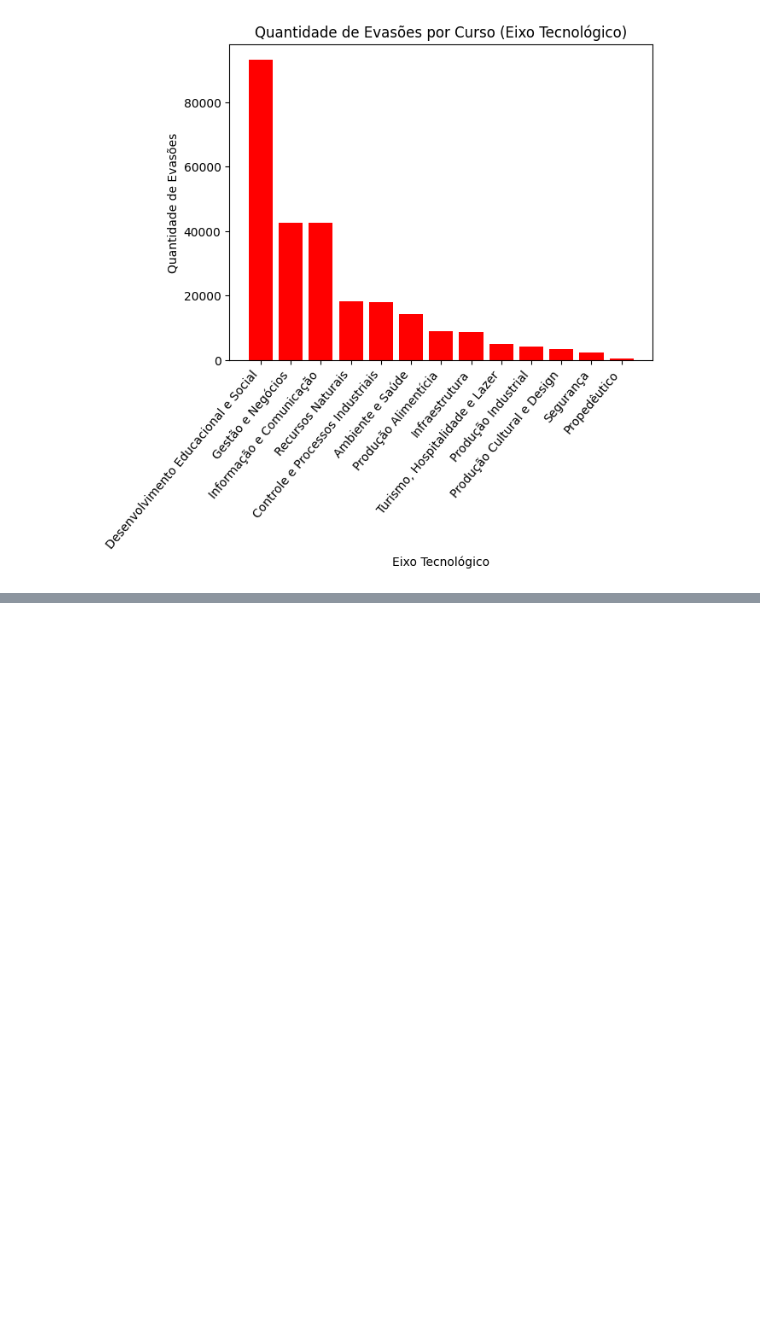
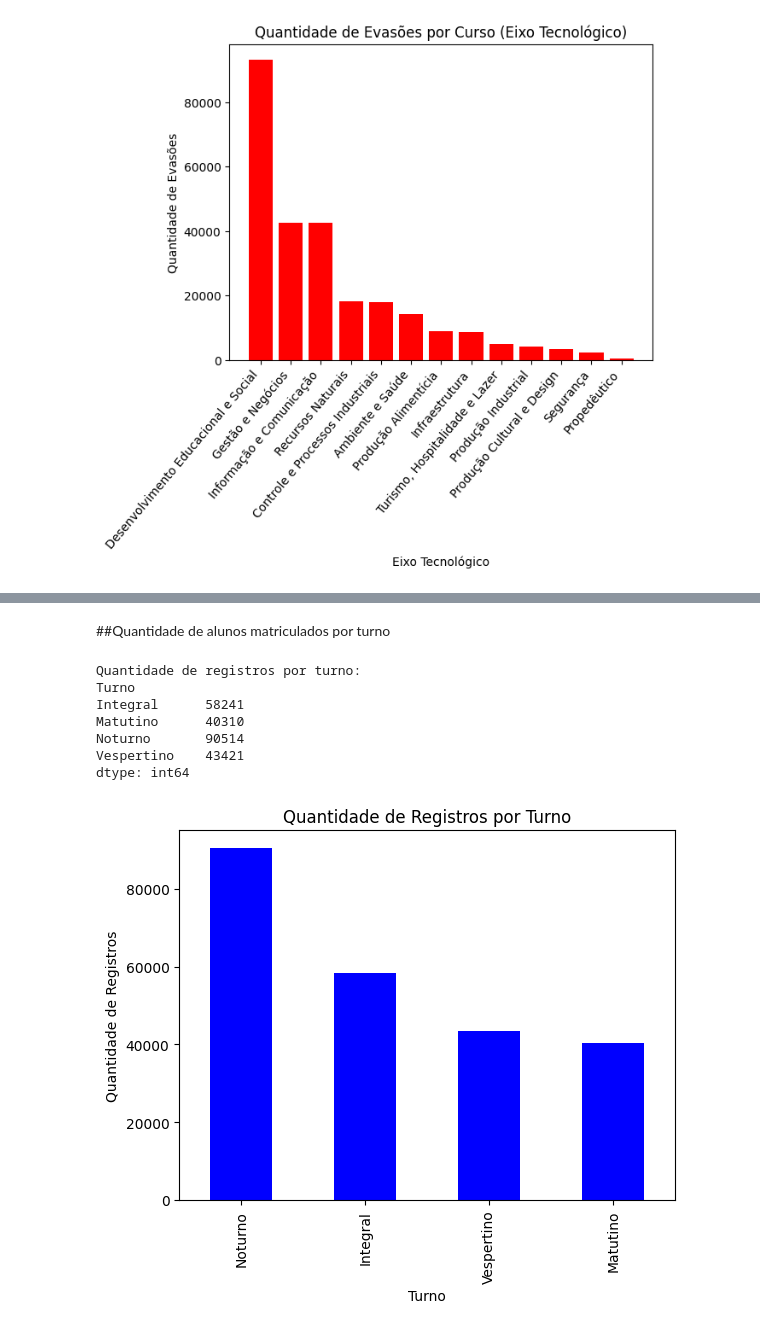
Before and after one commit to JoseChacon01/projeto_final_analise_dados, a Jupyter notebook: Projeto_Final_Analise.ipynb, the cells around one changed output, grey strips where cells are left out. Cells and saved outputs as stored; diff of their text form; code cells hidden in the pictures; blank space fills up the shorter version.

Commit message:
Atualização: Novas analises e inserção de novos gráficos referentes. OK

```diff
--- a/Projeto_Final_Analise.ipynb
+++ b/Projeto_Final_Analise.ipynb
@@ -465,0 +483,37 @@ Name: Eixo Tecnológico, dtype: int64
+# %% [markdown]
+##Quantidade de alunos matriculados por turno
+# %%
+arquivo_csv = "2021 - Eficiência Acadêmica.csv"
+dados = pd.read_csv(arquivo_csv, delimiter=';')
+
+# Corrige os valores dos turnos
+dados['Turno'] = dados['Turno'].replace({'Norturno': 'Noturno'})
+
+# Filtra os dados excluindo o turno "Não se aplica"
+dados_filtrados = dados[dados['Turno'] != 'Não se aplica']
+
+# Calcula a contagem de registros por turno
+contagem_registros_por_turno = dados_filtrados.groupby('Turno').size()
+
+print("Quantidade de registros por turno:")
+print(contagem_registros_por_turno)
+
+
+
+# Plota o gráfico de barras
+dados_filtrados['Turno'].value_counts().plot(kind='bar', color='blue')
+
+plt.ylabel('Quantidade de Registros')
+plt.xlabel('Turno')
+plt.title('Quantidade de Registros por Turno')
+
+plt.show()
+# %% [output]
+Quantidade de registros por turno:
+Turno
+Integral      58241
+Matutino      40310
+Noturno       90514
+Vespertino    43421
+dtype: int64
+[figure, added]
```
Also changed, not shown: parts of 11 cells of this notebook.
